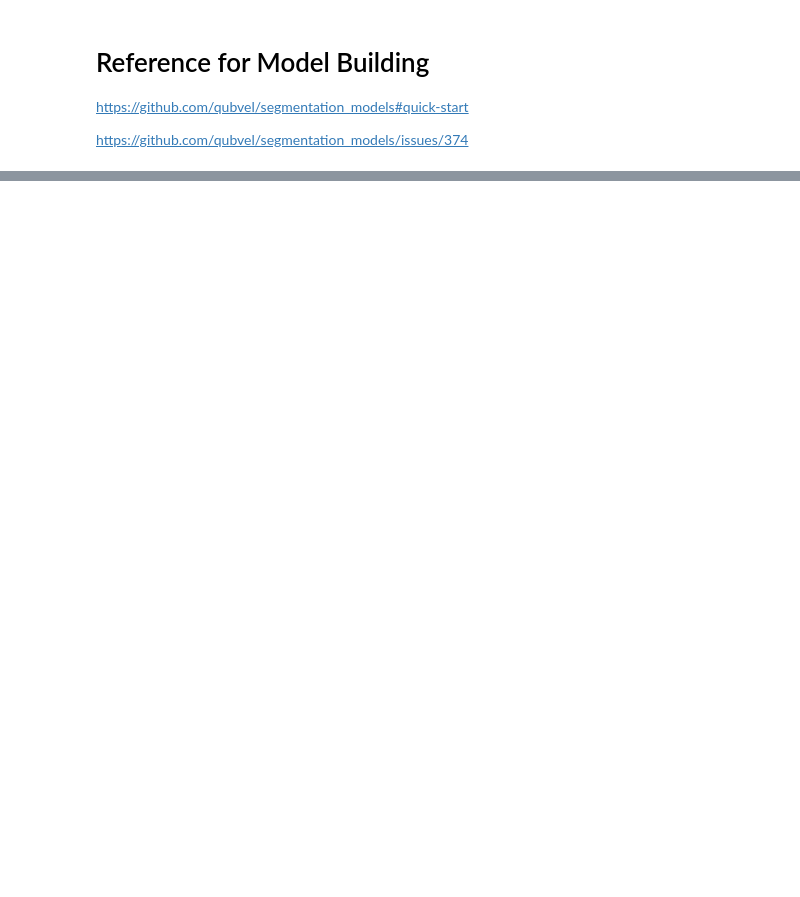
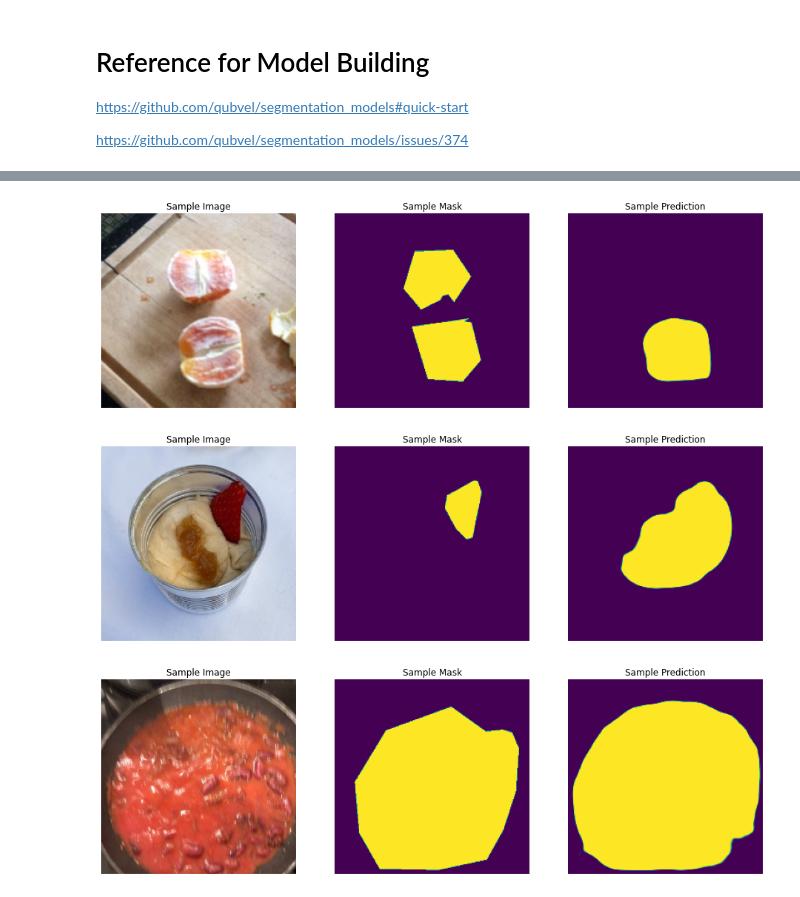
Before and after one commit to lucamarini22/food-recognition-challenge, a Jupyter notebook: food-recognition-challenge.ipynb, the cells around one changed output, grey strips where cells are left out. Cells and saved outputs as stored; diff of their text form; code cells hidden in the pictures; blank space fills up the shorter version.

```diff
--- a/food-recognition-challenge.ipynb
+++ b/food-recognition-challenge.ipynb
@@ -292,3 +396,37 @@ model.save_weights('trained_model.h5')
 # # Load the trained model weights
 # weights_path = '../input/food-recognition-model/trained_model.h5'
 # model.load_weights(weights_path)
+# %%
+# Function to show a sample image with its prediction
+def showPred(imgs, msks, n=None):
+    plt.figure(figsize=(16, 10))
+    length = len(imgs)
+
+    if n is None:
+        n = random.randrange(length)
+
+    ax1 = plt.subplot(1, 3, 1)
+    ax1.imshow(imgs[n])
+    ax1.axis('off')
+    ax1.title.set_text('Sample Image')
+
+    ax2 = plt.subplot(1, 3, 2)
+    ax2.imshow(msks[n])
+    ax2.axis('off')
+    ax2.title.set_text('Sample Mask')
+
+    ax3 = plt.subplot(1, 3, 3)
+    pred = model.predict(np.array([imgs[n]]))[0]
+    ax3.imshow(pred)
+    ax3.axis('off')
+    ax3.title.set_text('Sample Prediction')
+
+    plt.show()
+# %%
+# Show sample images and predictions
+for i in range(3):
+    showPred(aug_images, aug_masks)
+# %% [output]
+[figure, added]
+[figure, added]
+[figure, added]
```
Also changed, not shown: parts of 13 cells of this notebook.
